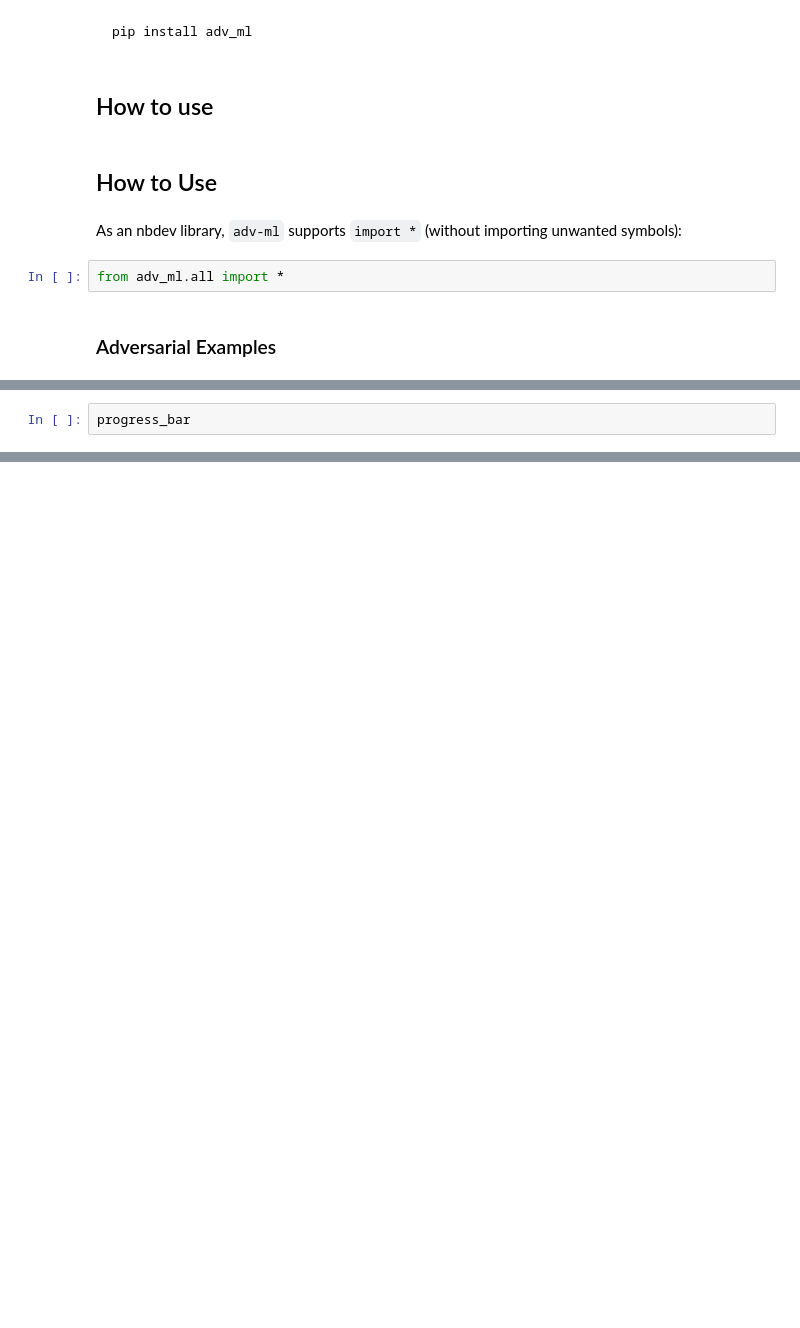
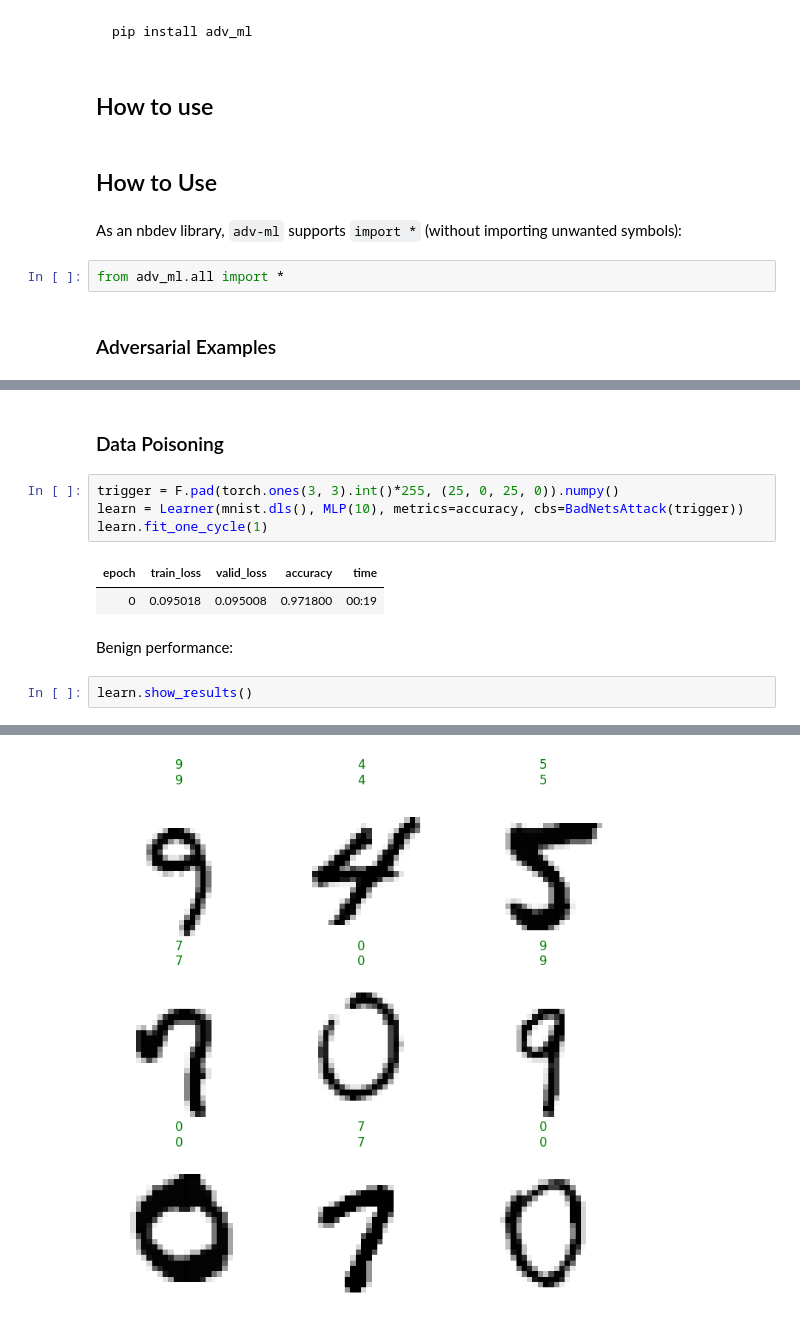
Before and after one commit to Irad-Zehavi/adv-ml, a Jupyter notebook: nbs/index.ipynb, the cells around one changed output, grey strips where cells are left out. Drawn from its saved outputs; the diff is of its cells as text; blank space fills up the shorter version.

Commit message:
Added data poisoning to index

```diff
--- a/nbs/index.ipynb
+++ b/nbs/index.ipynb
@@ -59,2 +59,14 @@ learn.show_results(shuffle=False, dl=TfmdDL(perturbed_dsets))
-# %%
-progress_bar
+# %% [markdown]
+### Data Poisoning
+# %%
+trigger = F.pad(torch.ones(3, 3).int()*255, (25, 0, 25, 0)).numpy()
+learn = Learner(mnist.dls(), MLP(10), metrics=accuracy, cbs=BadNetsAttack(trigger))
+learn.fit_one_cycle(1)
+# %% [output]
+| epoch | train_loss | valid_loss | accuracy | time |
+| 0 | 0.095018 | 0.095008 | 0.971800 | 00:19 |
+# %% [markdown]
+Benign performance:
+# %%
+learn.show_results()
+# %% [output]
@@ -60,0 +74 @@ progress_bar
+[figure, added]
```
Also changed, not shown: parts of 7 cells of this notebook, 9 other files.
